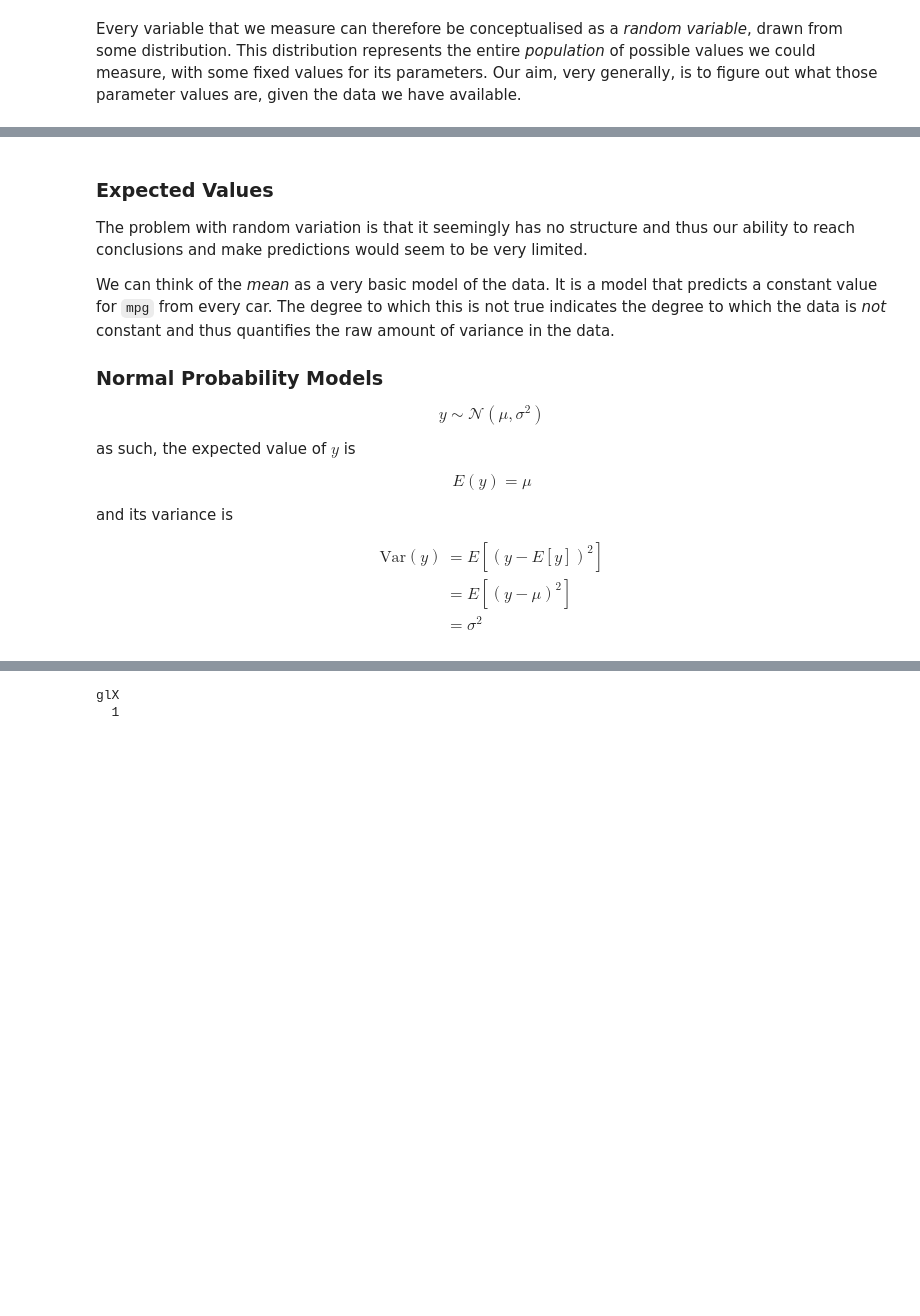
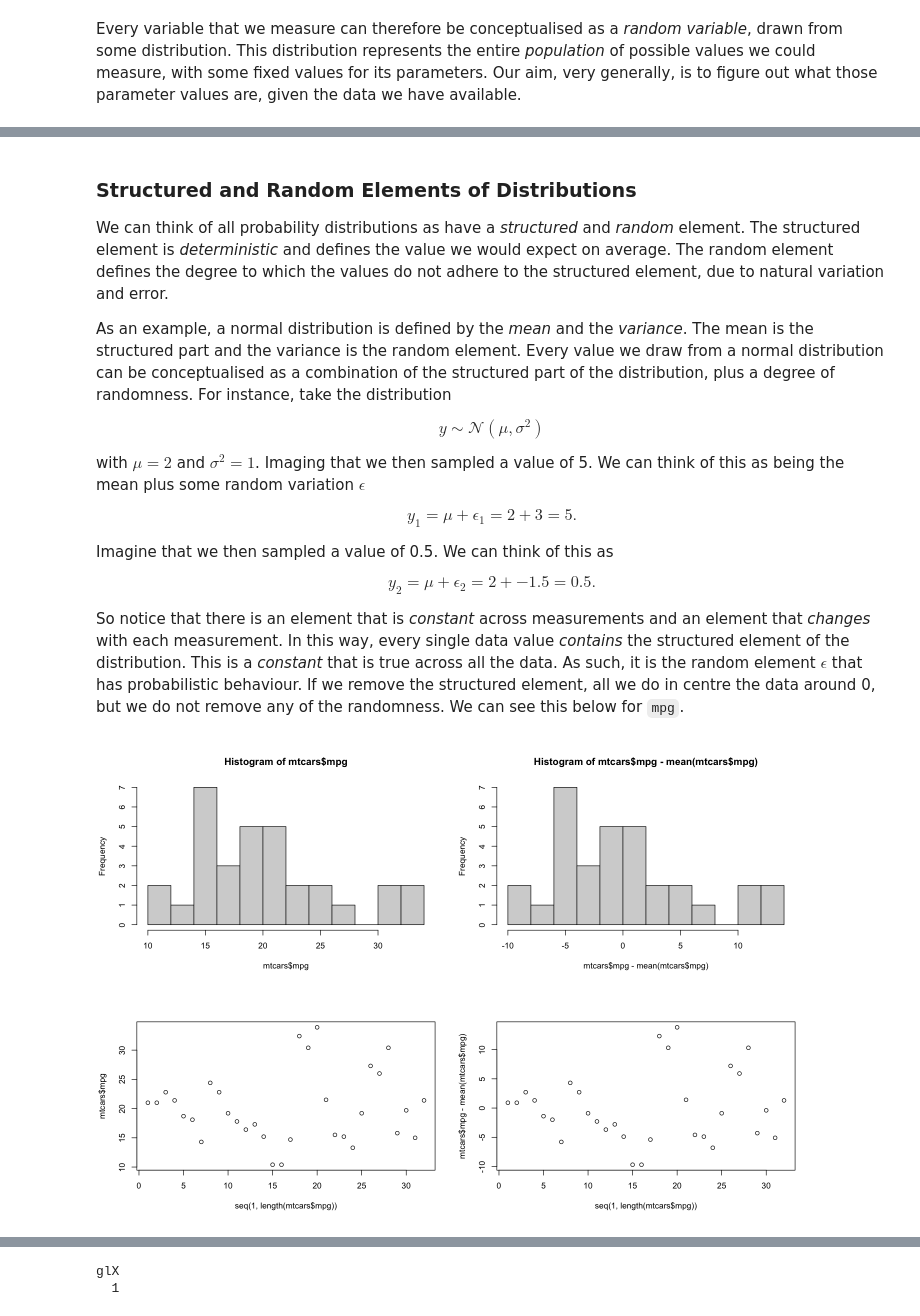
Before and after one commit to PCHN63101-Advanced-Data-Skills/Simple-Multiple-Regression, a Jupyter notebook: 1.principles-stat-modelling.ipynb, the cells around one changed output, grey strips where cells are left out. Saved outputs shown, nothing was run; the diff lists cells and outputs as text; code cells hidden in the pictures; blank space fills up the shorter version.

Commit message:
Some big updates to the stat modelling section

```diff
--- a/1.principles-stat-modelling.ipynb
+++ b/1.principles-stat-modelling.ipynb
@@ -109,30 +126,33 @@ Every variable that we measure can therefore be conceptualised as a *random vari
 # %% [markdown]
+### Structured and Random Elements of Distributions
+We can think of all probability distributions as have a *structured* and *random* element. The structured element is *deterministic* and defines the value we would expect on average. The random element defines the degree to which the values do not adhere to the structured element, due to natural variation and error.
 
-
-### Expected Values
-
-The problem with random variation is that it seemingly has no structure and thus our ability to reach conclusions and make predictions would seem to be very limited.
-
-We can think of the *mean* as a very basic model of the data. It is a model that predicts a constant value for `mpg` from every car. The degree to which this is not true indicates the degree to which the data is *not* constant and thus quantifies the raw amount of variance in the data.
-
-### Normal Probability Models
+As an example, a normal distribution is defined by the *mean* and the *variance*. The mean is the structured part and the variance is the random element. Every value we draw from a normal distribution can be conceptualised as a combination of the structured part of the distribution, plus a degree of randomness. For instance, take the distribution
 
 $$
 y \sim \mathcal{N}\left(\mu,\sigma^{2}\right)
 $$
 
-as such, the expected value of $y$ is
+with $\mu = 2$ and $\sigma^{2} = 1$. Imaging that we then sampled a value of 5. We can think of this as being the mean plus some random variation $\epsilon$
 
 $$
-E\left(y\right) = \mu
+y_{1} = \mu + \epsilon_{1} = 2 + 3 = 5.
 $$
 
-and its variance is
+Imagine that we then sampled a value of 0.5. We can think of this as
 
 $$
-\begin{align*}
-    \text{Var}\left(y\right) &= E\left[\left(y - E\left[y\right]\right)^{2}\right] \\
-                             &= E\left[\left(y - \mu\right)^{2}\right]             \\
-                             &= \sigma^{2}
-\end{align*}
+y_{2} = \mu + \epsilon_{2} = 2 + -1.5 = 0.5.
 $$
+
+So notice that there is an element that is *constant* across measurements and an element that *changes* with each measurement. In this way, every single data value *contains* the structured element of the distribution. This is a *constant* that is true across all the data. As such, it is the random element $\epsilon$ that has probabilistic behaviour. If we remove the structured element, all we do in centre the data around 0, but we do not remove any of the randomness. We can see this below for `mpg`.
+# %%
+par(mfrow=c(2,2))
+
+hist(mtcars$mpg, breaks=10)
+hist(mtcars$mpg - mean(mtcars$mpg), breaks=10)
+
+plot(seq(1,length(mtcars$mpg)), mtcars$mpg)
+plot(seq(1,length(mtcars$mpg)), mtcars$mpg-mean(mtcars$mpg))
+# %% [output]
+[figure, added]
```
Also changed, not shown: parts of 11 cells of this notebook, 7 other files.
